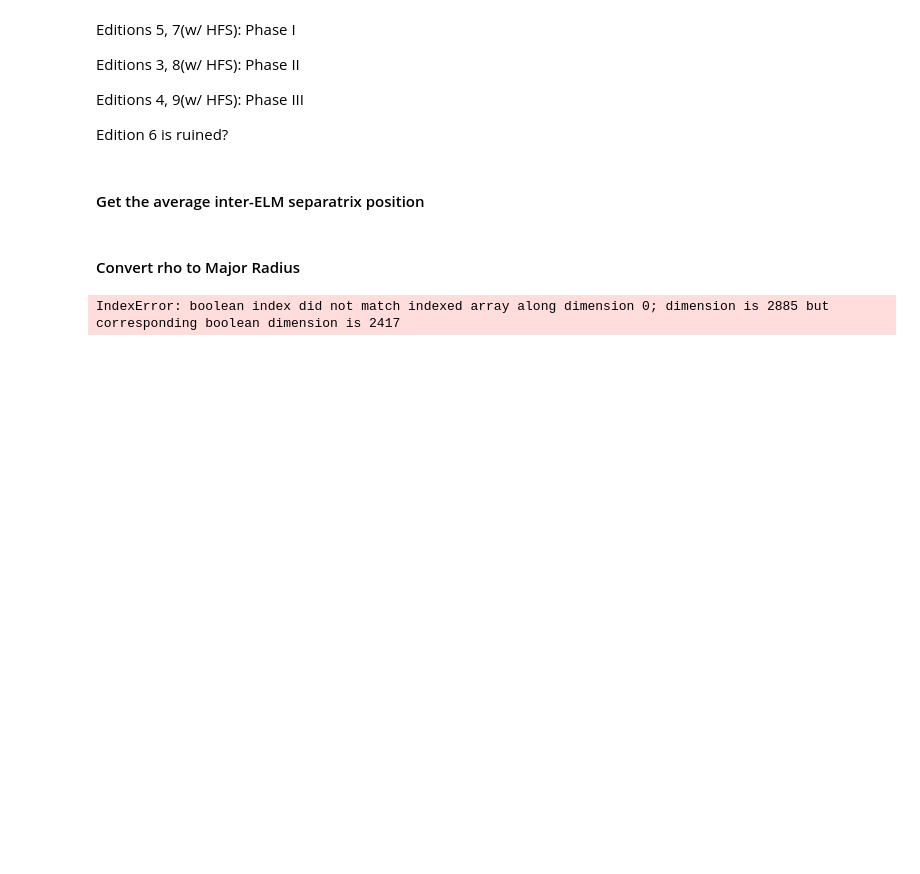
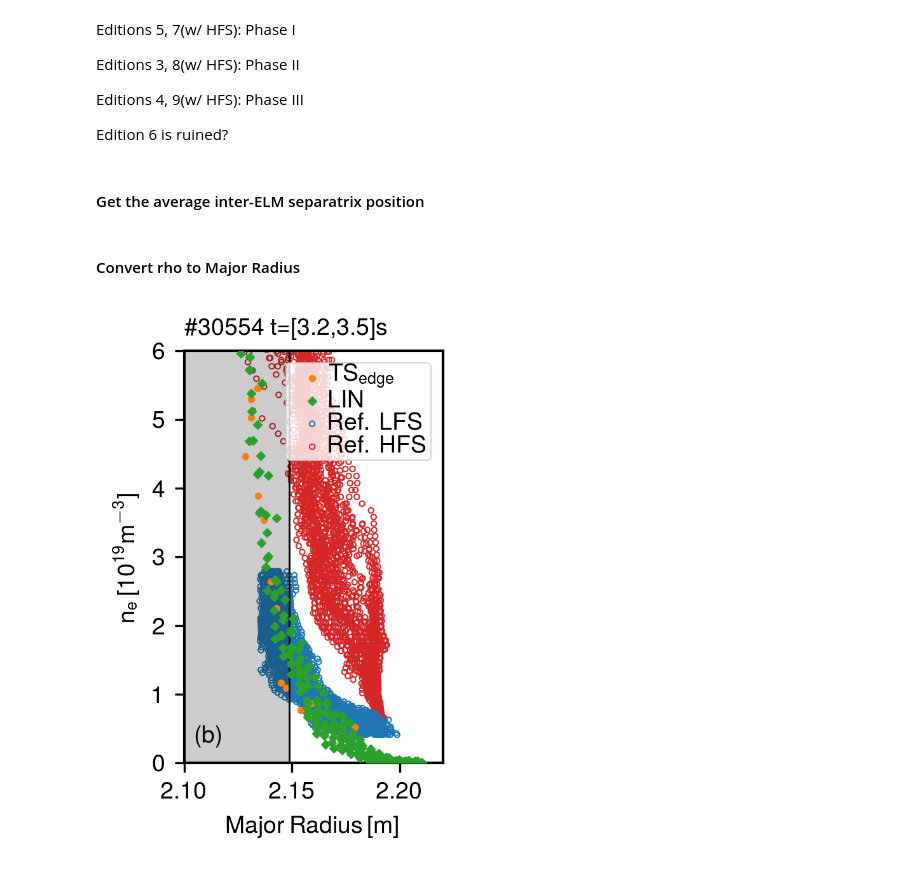
Before and after one commit to guimarais/Hmode_Figures, a Jupyter notebook: Phase_II_AUGPED_Comp.ipynb, the cells around one changed output. Saved outputs shown, nothing was run; the diff lists cells and outputs as text; code cells hidden in the pictures; blank space fills up the shorter version.

```diff
--- a/Phase_II_AUGPED_Comp.ipynb
+++ b/Phase_II_AUGPED_Comp.ipynb
@@ -78,36 +78,36 @@ plt.scatter(rad[indi[1]:indf[1]], dens[indi[1]:indf[1]]*1e-19, s=dotsize, zorder
             facecolors='C2', marker='D')
             #facecolors='none', edgecolors="C{}".format(1), marker='D')
 
 #Clean up ref
 lrad = rad[indi[2]:indf[2]]
 ldens = dens[indi[2]:indf[2]]
 lms = lrad>2.135
-plt.scatter(lrad[lms], ddens[lms]*1e-19, s=dotsizeref, zorder=1, label=labels[2],
+plt.scatter(lrad[lms], ldens[lms]*1e-19, s=dotsizeref, zorder=1, label=labels[2],
             facecolors='none', edgecolors="C0", marker='o')
 
 if used_ed == 8:
     hrad = rad[indi[3]:indf[3]]
     hdens = dens[indi[3]:indf[3]]
     hms = hrad>2.129#2.135
-    plt.scatter(rrad[hms], ddens[hms]*1e-19, s=dotsizeref, zorder=0, label=labels[3],
+    plt.scatter(hrad[hms], hdens[hms]*1e-19, s=dotsizeref, zorder=0, label=labels[3],
                 facecolors='none', edgecolors="C3", marker='o')
 
 plt.axvline(fpgavg, color='k', lw=0.7)
 plt.axvspan(2.1, fpgavg, color='k', alpha=0.2)
 
 plt.xlabel(r'$\mathrm{Major\,Radius\,[m]}$')
 plt.ylabel(r'$\mathrm{n_e\,[10^{19}m^{-3}]}$')
 plt.ylim(0,6)
 plt.xlim(2.10,2.22)
 plt.title('\#30554 t=[%0.1f,%0.1f]s'%(t1.data,t2.data), loc='left', fontsize=9)
 plt.legend(loc='upper right',borderpad=0.1,frameon=True,handletextpad=-0.3,labelspacing=0)
 plt.xticks([2.10,2.15,2.20])
 plt.text(2.105,0.3,'(b)', color='k')
 plt.tight_layout()
 #plt.savefig('Profiles/2_30554.png',dpi=300)
 plt.show()
 # %% [output]
-IndexError: boolean index did not match indexed array along dimension 0; dimension is 2885 but corresponding boolean dimension is 2417
+[figure, added]
 # %%
 import pickle
 refdata = {'r':lrad[lms], 'n':ldens[lms]*1e-19}
```
Also changed, not shown: 17 other files.
